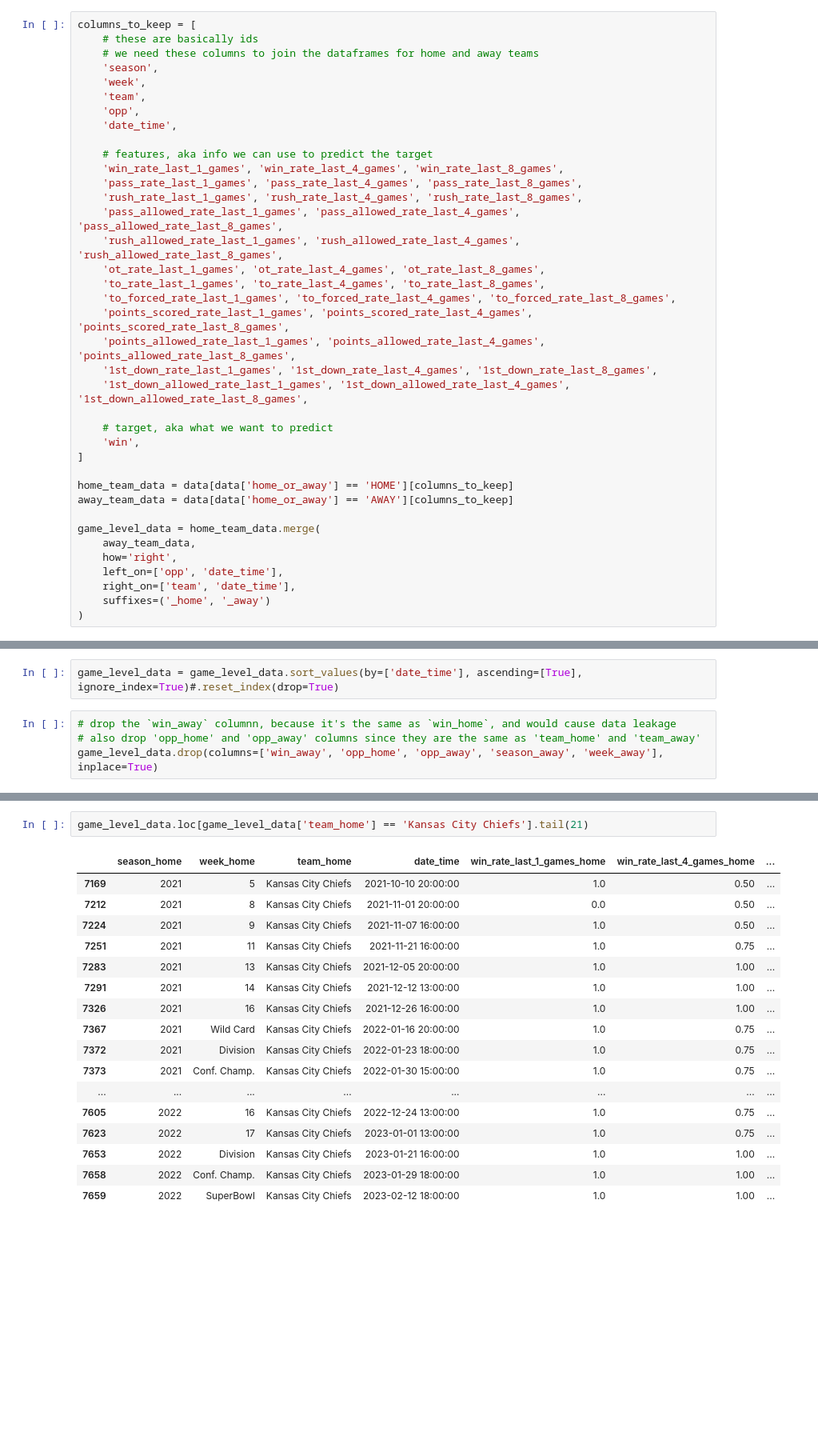
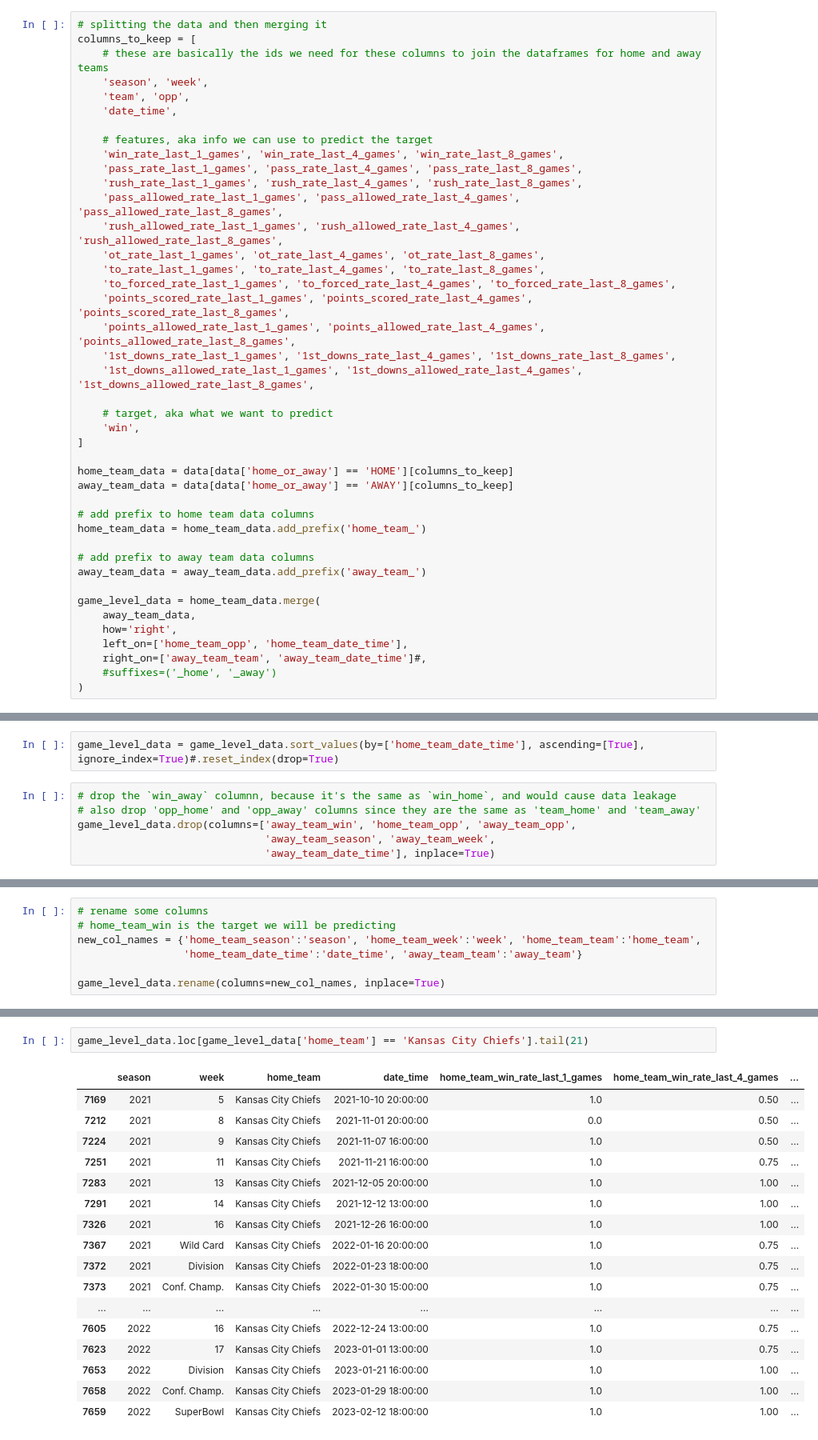
Before and after one commit to Mirror1023/NFL_Game_Predictor, a Jupyter notebook: 03_data_prep.ipynb, the cells around one changed output, grey strips where cells are left out. Shown at 80% size. Saved outputs shown, nothing was run; the diff lists cells and outputs as text; blank space fills up the shorter version.

```diff
--- a/03_data_prep.ipynb
+++ b/03_data_prep.ipynb
@@ -164,13 +153,11 @@ print(f'{len(data)=}')
 # %% [output]
 len(data)=15320
 # %%
+# splitting the data and then merging it
 columns_to_keep = [
-    # these are basically ids
-    # we need these columns to join the dataframes for home and away teams
-    'season',
-    'week',
-    'team',
-    'opp',
+    # these are basically the ids we need for these columns to join the dataframes for home and away teams
+    'season', 'week',
+    'team', 'opp',
     'date_time',
 
     # features, aka info we can use to predict the target
@@ -184,8 +171,8 @@ columns_to_keep = [
     'to_forced_rate_last_1_games', 'to_forced_rate_last_4_games', 'to_forced_rate_last_8_games',
     'points_scored_rate_last_1_games', 'points_scored_rate_last_4_games', 'points_scored_rate_last_8_games',
     'points_allowed_rate_last_1_games', 'points_allowed_rate_last_4_games', 'points_allowed_rate_last_8_games',
-    '1st_down_rate_last_1_games', '1st_down_rate_last_4_games', '1st_down_rate_last_8_games',
-    '1st_down_allowed_rate_last_1_games', '1st_down_allowed_rate_last_4_games', '1st_down_allowed_rate_last_8_games',
+    '1st_downs_rate_last_1_games', '1st_downs_rate_last_4_games', '1st_downs_rate_last_8_games',
+    '1st_downs_allowed_rate_last_1_games', '1st_downs_allowed_rate_last_4_games', '1st_downs_allowed_rate_last_8_games',
 
     # target, aka what we want to predict
     'win',
@@ -194,12 +181,18 @@ columns_to_keep = [
 home_team_data = data[data['home_or_away'] == 'HOME'][columns_to_keep]
 away_team_data = data[data['home_or_away'] == 'AWAY'][columns_to_keep]
 
+# add prefix to home team data columns
+home_team_data = home_team_data.add_prefix('home_team_')
+
+# add prefix to away team data columns
+away_team_data = away_team_data.add_prefix('away_team_')
+
 game_level_data = home_team_data.merge(
     away_team_data,
     how='right',
-    left_on=['opp', 'date_time'],
-    right_on=['team', 'date_time'],
-    suffixes=('_home', '_away')
+    left_on=['home_team_opp', 'home_team_date_time'],
+    right_on=['away_team_team', 'away_team_date_time']#,
+    #suffixes=('_home', '_away')
 )
 # %%
 len(away_team_data)
@@ -216,8 +209,10 @@ print(f'{len(game_level_data)=}')
 # %% [output]
 len(game_level_data)=7660
 # %%
-game_level_data = game_level_data.sort_values(by=['date_time'], ascending=[True], ignore_index=True)#.reset_index(drop=True)
+game_level_data = game_level_data.sort_values(by=['home_team_date_time'], ascending=[True], ignore_index=True)#.reset_index(drop=True)
 # %%
 # drop the `win_away` columnn, because it's the same as `win_home`, and would cause data leakage
 # also drop 'opp_home' and 'opp_away' columns since they are the same as 'team_home' and 'team_away'
-game_level_data.drop(columns=['win_away', 'opp_home', 'opp_away', 'season_away', 'week_away'], inplace=True)
+game_level_data.drop(columns=['away_team_win', 'home_team_opp', 'away_team_opp',
+                              'away_team_season', 'away_team_week',
+                              'away_team_date_time'], inplace=True)
@@ -244,3 +257,10 @@ Index(['season_home', 'week_home', 'team_home', 'date_time',
+# %%
+# rename some columns
+# home_team_win is the target we will be predicting
+new_col_names = {'home_team_season':'season', 'home_team_week':'week', 'home_team_team':'home_team',
+                 'home_team_date_time':'date_time', 'away_team_team':'away_team'}
+
+game_level_data.rename(columns=new_col_names, inplace=True)
 # %%
 game_level_data
 # %% [output]
@@ -276,7 +280,7 @@ Length: 78, dtype: object
 # %%
-game_level_data.loc[game_level_data['team_home'] == 'Kansas City Chiefs'].tail(21)
+game_level_data.loc[game_level_data['home_team'] == 'Kansas City Chiefs'].tail(21)
 # %% [output]
-|  | season_home | week_home | team_home | date_time | win_rate_last_1_games_home | win_rate_last_4_games_home | ... |
+|  | season | week | home_team | date_time | home_team_win_rate_last_1_games | home_team_win_rate_last_4_games | ... |
 | 7169 | 2021 | 5 | Kansas City Chiefs | 2021-10-10 20:00:00 | 1.0 | 0.50 | ... |
 | 7212 | 2021 | 8 | Kansas City Chiefs | 2021-11-01 20:00:00 | 0.0 | 0.50 | ... |
 | 7224 | 2021 | 9 | Kansas City Chiefs | 2021-11-07 16:00:00 | 1.0 | 0.50 | ... |
```
Also changed, not shown: parts of 13 cells of this notebook, 2 other files.
